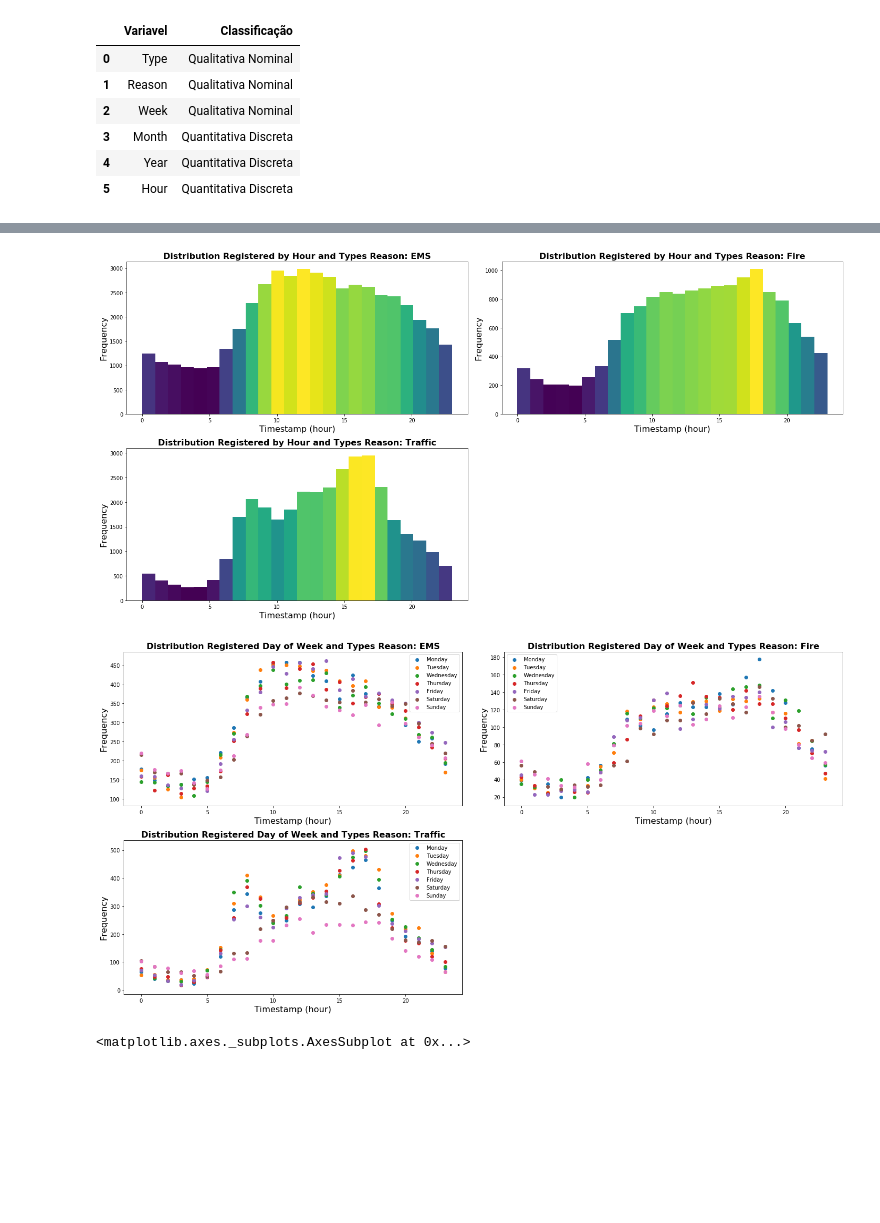
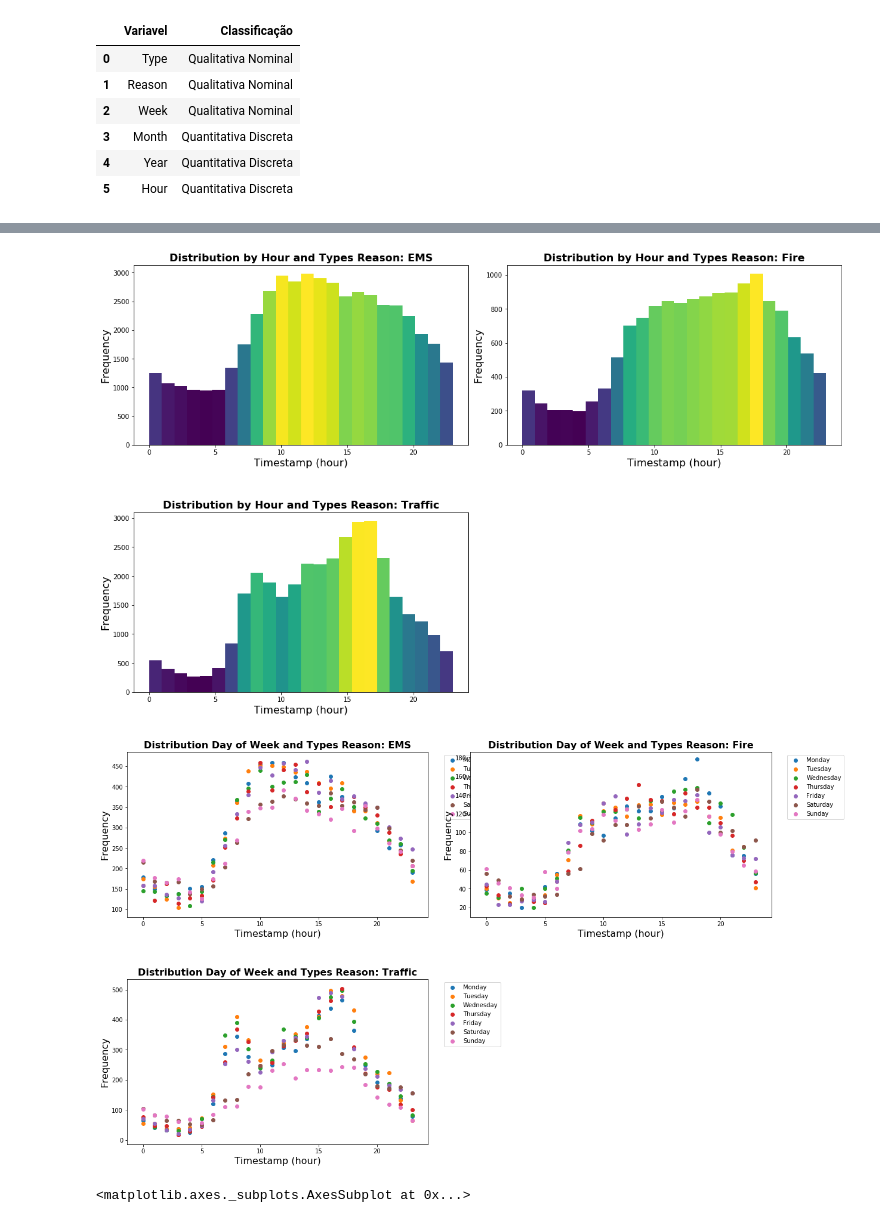
Before and after one commit to aabrantes/datascience, a Jupyter notebook: Trabalho_Apresentação.ipynb, the cells around one changed output, grey strips where cells are left out. Drawn from its saved outputs; the diff is of its cells as text; code cells hidden in the pictures; blank space fills up the shorter version.

```diff
--- a/Trabalho_Apresentação.ipynb
+++ b/Trabalho_Apresentação.ipynb
@@ -39,13 +39,17 @@ df['Type'] = call['title'].str.split(':',1, expand=True)[0]
 df['Reason'] = call['title'].str.split(':',1, expand=True)[1]
 
 #cria lista com os nomes da semana
-wday = list(calendar.day_abbr)
+wday = ['Monday','Tuesday','Wednesday','Thursday','Friday','Saturday','Sunday']
+
+#cria lista com os nomes dos meses
+months = ['','January','February','March','April','May','June','July','August','September','October','November','December']
 
 #convertendo para datatime e criando as variaveis de hour / hora, day / dia, month / mes, year / ano, week / semana
 df['timeStamp'] = pd.to_datetime(call['timeStamp'])
 df['Hour'] = df['timeStamp'].apply(lambda x: x.hour)
 df['Day'] = df['timeStamp'].apply(lambda x: x.day)
 df['Month'] = df['timeStamp'].apply(lambda x: x.month)
+df['Month_Abbr'] = df['timeStamp'].apply(lambda x: months[x.month])
 df['Year'] = df['timeStamp'].apply(lambda x: x.year)
 df['Week'] = df['timeStamp'].apply(lambda x: x.weekday())
 df['Week_Abbr'] = df['timeStamp'].apply(lambda x: wday[x.weekday()])
@@ -122,6 +131,6 @@ for k, reason in enumerate(['EMS','Fire','Traffic']):
         ax.set_xlabel('Timestamp (hour)', size = 16)
         ax.set_ylabel('Frequency', size= 16)
 
-    fig.tight_layout()
+    fig.tight_layout(pad=0.4, w_pad=0.5, h_pad=3.0)
     plt.show()
 # %% [output]
@@ -131,6 +140,6 @@ for k, reason in enumerate(['EMS','Fire','Traffic']):
 # %%
 #Histogram heathot
-fig, ax = plt.subplots(figsize=(20, 10))
+fig, ax = plt.subplots(figsize=(16, 10))
 
 # Show 4 different binwidths
 for i, reason in enumerate(['EMS','Fire','Traffic']):
@@ -160,50 +169,49 @@ for i, reason in enumerate(['EMS','Fire','Traffic']):
 
     ax.set_xlabel('Timestamp (hour)', fontsize=16,)
     ax.set_ylabel('Frequency', fontsize=16)
-    ax.set_title('Distribution Registered by Hour and Types Reason: ' + reason, fontsize=16, fontweight='bold')
+    ax.set_title('Distribution by Hour and Types Reason: ' + reason, fontsize=16, fontweight='bold')
 
-fig.tight_layout()
+fig.tight_layout(pad=0.4, w_pad=0.5, h_pad=5.0)
 plt.show()
 # %% [output]
-[figure, old version]
+[figure, new version]
 # %%
 # Dispersion
-fig, ax = plt.subplots(figsize=(20, 10))
+fig, ax = plt.subplots(figsize=(16, 10))
 
 # Show 4 different binwidths
 for i, reason in enumerate(['EMS','Fire','Traffic']):
 
     # Set up the plot
     ax = plt.subplot(2, 2, i + 1)
 
     W1 = df[(df['Type'] == reason) & (df['Week'] == 0)].groupby(['Hour']).size().reset_index(name='Qty')
     W2 = df[(df['Type'] == reason) & (df['Week'] == 1)].groupby(['Hour']).size().reset_index(name='Qty')
     W3 = df[(df['Type'] == reason) & (df['Week'] == 2)].groupby(['Hour']).size().reset_index(name='Qty')
     W4 = df[(df['Type'] == reason) & (df['Week'] == 3)].groupby(['Hour']).size().reset_index(name='Qty')
     W5 = df[(df['Type'] == reason) & (df['Week'] == 4)].groupby(['Hour']).size().reset_index(name='Qty')
     W6 = df[(df['Type'] == reason) & (df['Week'] == 5)].groupby(['Hour']).size().reset_index(name='Qty')
     W7 = df[(df['Type'] == reason) & (df['Week'] == 6)].groupby(['Hour']).size().reset_index(name='Qty')
 
     ax.scatter(W1['Hour'], W1['Qty'], label="Monday")
     ax.scatter(W2['Hour'], W2['Qty'], label="Tuesday")
     ax.scatter(W3['Hour'], W3['Qty'], label="Wednesday")
     ax.scatter(W4['Hour'], W4['Qty'], label="Thursday")
     ax.scatter(W5['Hour'], W5['Qty'], label="Friday")
     ax.scatter(W6['Hour'], W6['Qty'], label="Saturday")
     ax.scatter(W7['Hour'], W7['Qty'], label="Sunday")
 
     ax.legend(loc='best')
-    #ax.legend(bbox_to_anchor=(1.35, 1.05))
+    ax.legend(bbox_to_anchor=(1.25, 1.0))
 
     ax.set_xlabel('Timestamp (hour)', fontsize=16,)
     ax.set_ylabel('Frequency', fontsize=16)
-    ax.set_title('Distribution Registered Day of Week and Types Reason: ' + reason, fontsize=16, fontweight='bold')
+    ax.set_title('Distribution Day of Week and Types Reason: ' + reason, fontsize=16, fontweight='bold')
 
-
-fig.tight_layout()
+fig.tight_layout(pad=0.4, w_pad=0.5, h_pad=5.0)
 plt.show()
 # %% [output]
-[figure, old version]
+[figure, new version]
 # %%
 # Density Plot and Histogram of all arrival delays
 sns.distplot(df['Hour'], hist=True, kde=True,
```
Also changed, not shown: parts of 2 cells of this notebook.
